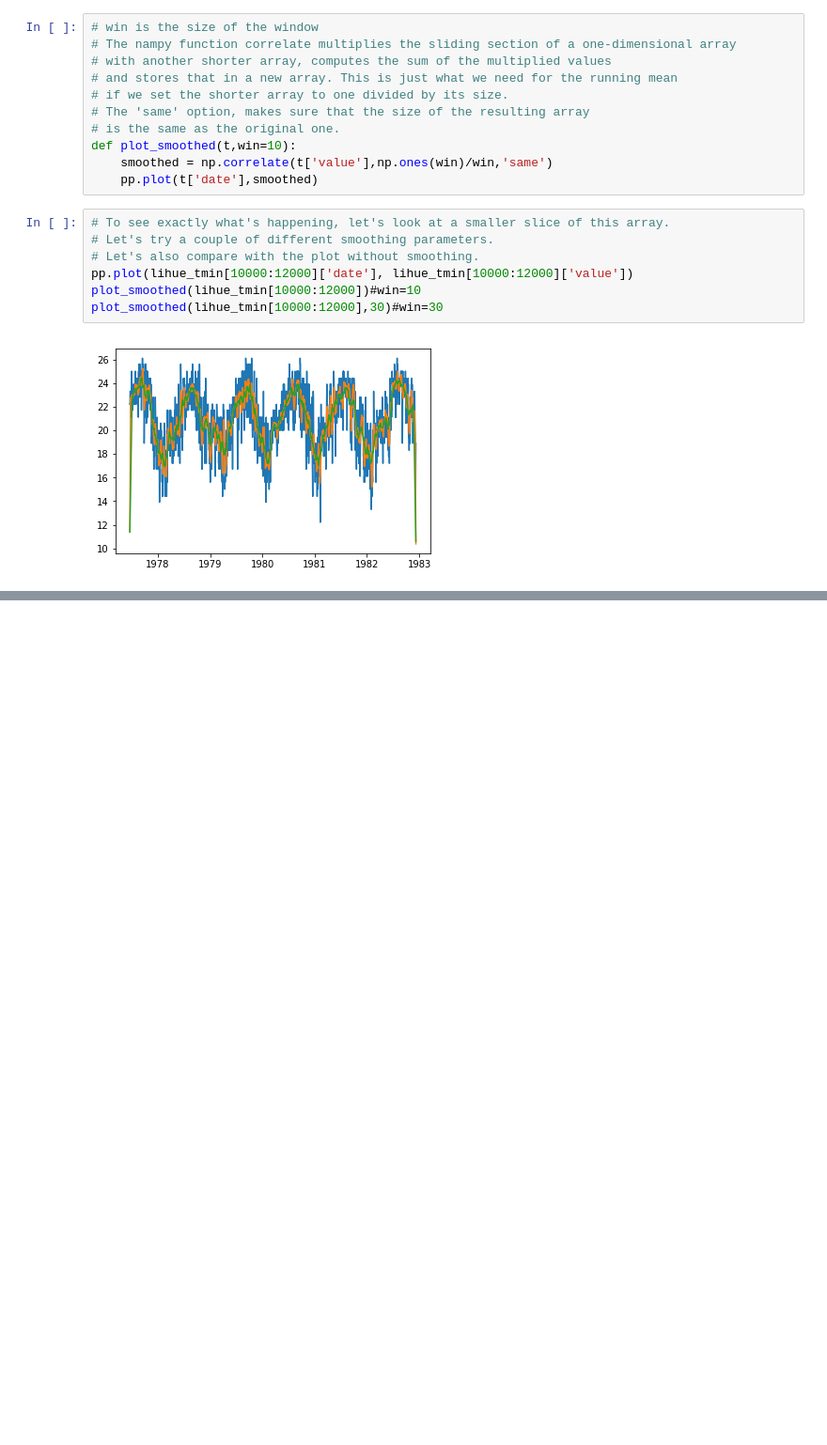
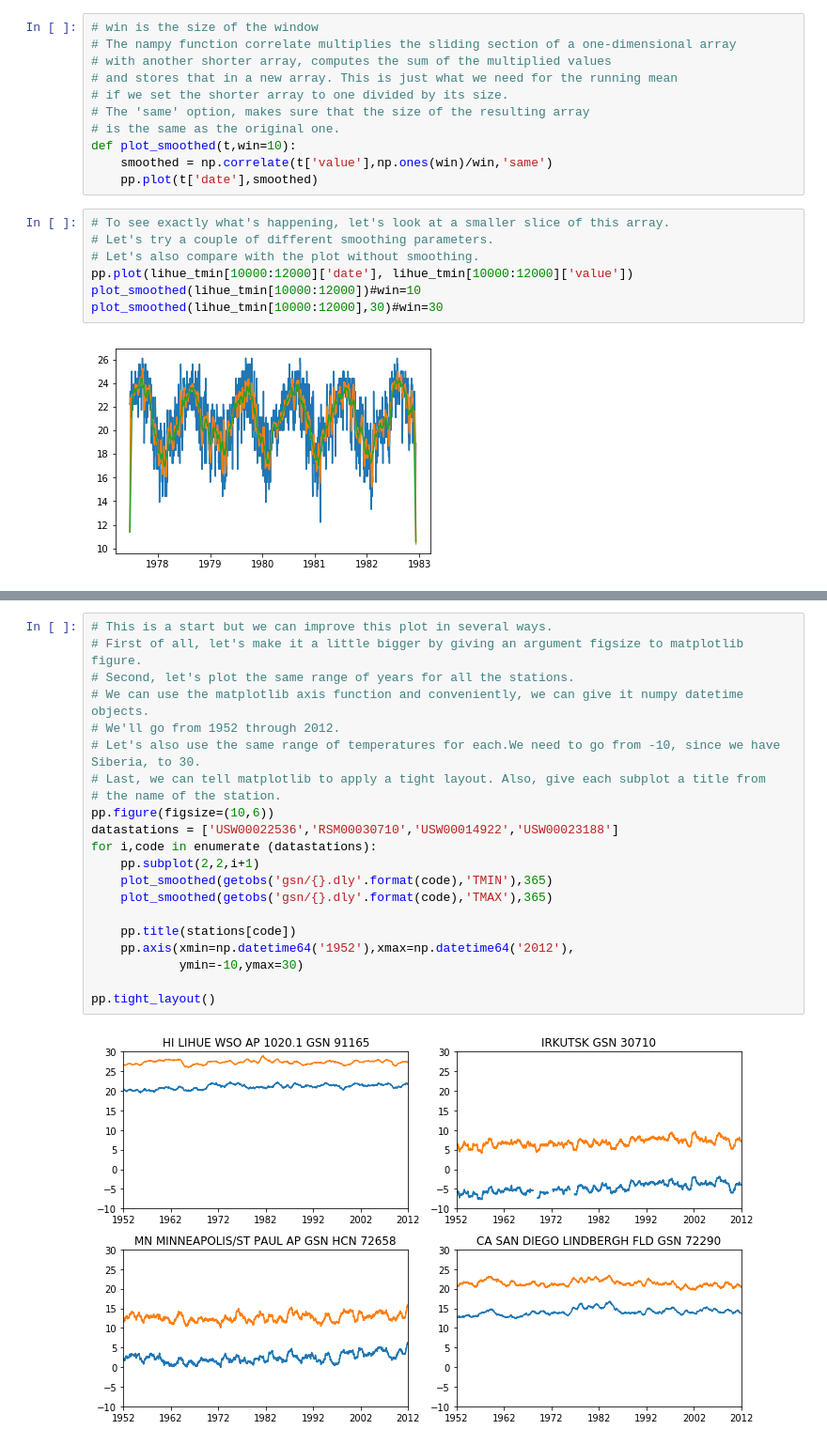
Before and after one commit to surya-durgaputra/PythonBasics, a Jupyter notebook: NumPy/5_W_data.ipynb, the cells around one changed output, grey strips where cells are left out. Shown: that part at 94% size. Drawn from its saved outputs; the diff is of its cells as text; blank space fills up the shorter version.

```diff
--- a/NumPy/5_W_data.ipynb
+++ b/NumPy/5_W_data.ipynb
@@ -308,0 +323,23 @@ plot_smoothed(lihue_tmin[10000:12000],30)#win=30
+# %%
+# This is a start but we can improve this plot in several ways.
+# First of all, let's make it a little bigger by giving an argument figsize to matplotlib figure.
+# Second, let's plot the same range of years for all the stations.
+# We can use the matplotlib axis function and conveniently, we can give it numpy datetime objects.
+# We'll go from 1952 through 2012.
+# Let's also use the same range of temperatures for each.We need to go from -10, since we have Siberia, to 30.
+# Last, we can tell matplotlib to apply a tight layout. Also, give each subplot a title from
+# the name of the station.
+pp.figure(figsize=(10,6))
+datastations = ['USW00022536','RSM00030710','USW00014922','USW00023188']
+for i,code in enumerate (datastations):
+    pp.subplot(2,2,i+1)
+    plot_smoothed(getobs('gsn/{}.dly'.format(code),'TMIN'),365)
+    plot_smoothed(getobs('gsn/{}.dly'.format(code),'TMAX'),365)
+
+    pp.title(stations[code])
+    pp.axis(xmin=np.datetime64('1952'),xmax=np.datetime64('2012'),
+            ymin=-10,ymax=30)
+
+pp.tight_layout()
+# %% [output]
+[figure, added]
```
Also changed, not shown: parts of 18 cells of this notebook, 3 other files.
